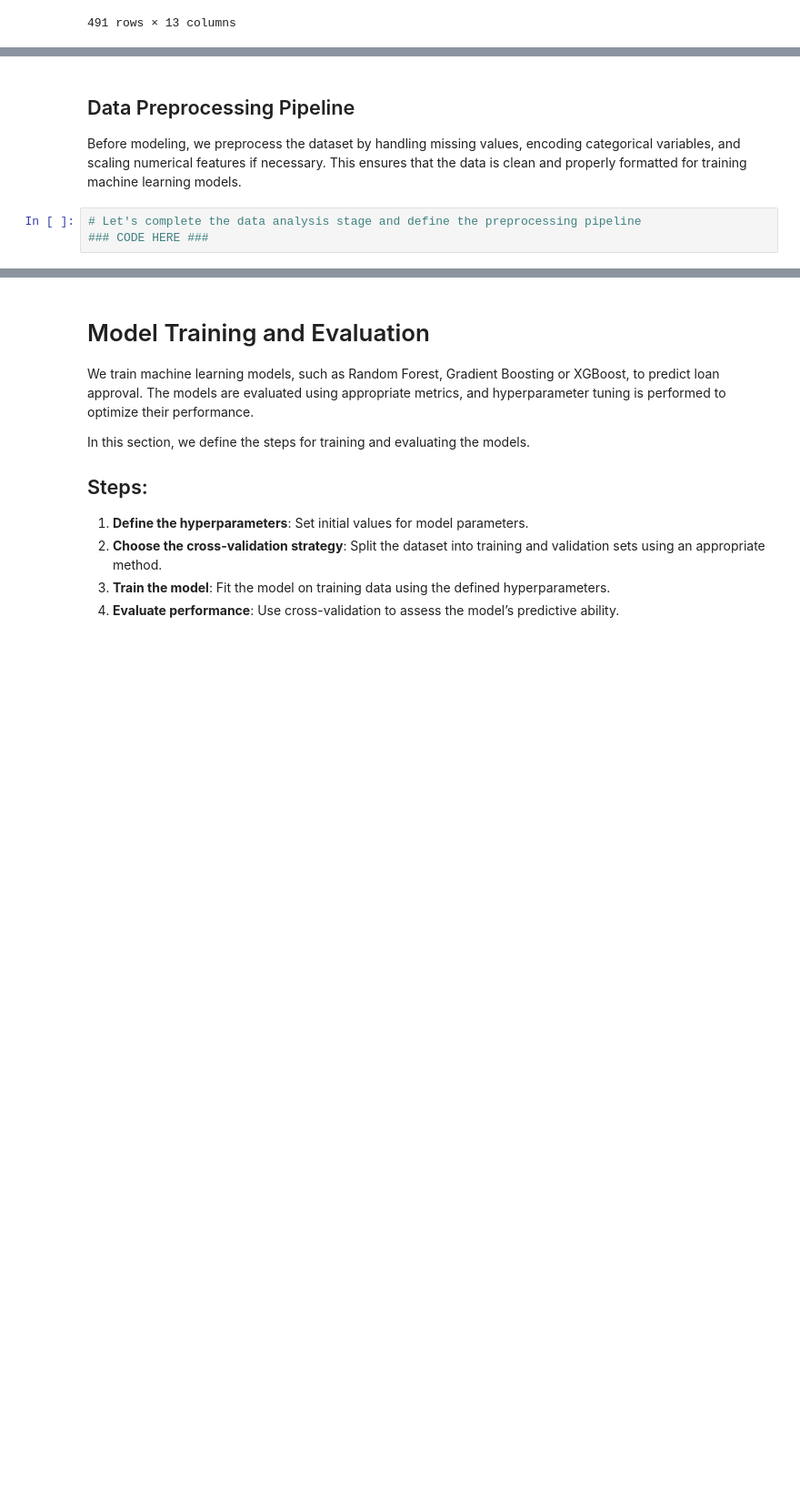
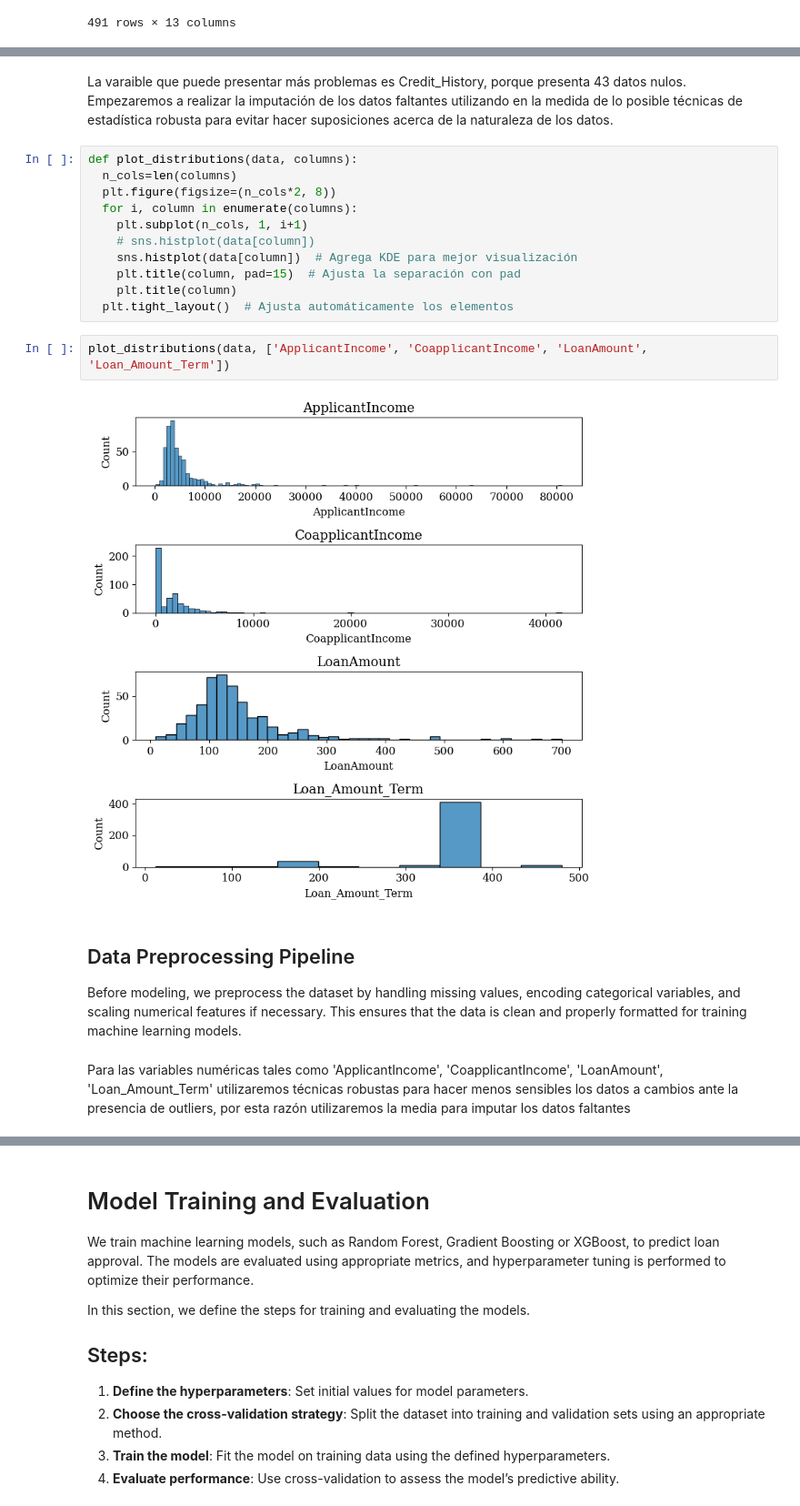
Before and after one commit to CarlosBaez11/Carlos_Baez_C, a Jupyter notebook: Talleres/MLComp01_Loan_Prediction_Notebook_ipynb.ipynb, the cells around one changed output, grey strips where cells are left out. Shown at 91% size. Cells and saved outputs as stored; diff of their text form; blank space fills up the shorter version.

```diff
--- a/Talleres/MLComp01_Loan_Prediction_Notebook_ipynb.ipynb
+++ b/Talleres/MLComp01_Loan_Prediction_Notebook_ipynb.ipynb
@@ -70,7 +96,24 @@ data
+# %% [markdown]
+La varaible que puede presentar más problemas es Credit_History, porque presenta 43 datos nulos.
+Empezaremos a realizar la imputación de los datos faltantes utilizando en la medida de lo posible técnicas de estadística robusta para evitar hacer suposiciones acerca de la naturaleza de los datos.
+# %%
+def plot_distributions(data, columns):
+  n_cols=len(columns)
+  plt.figure(figsize=(n_cols*2, 8))
+  for i, column in enumerate(columns):
+    plt.subplot(n_cols, 1, i+1)
+    # sns.histplot(data[column])
+    sns.histplot(data[column])  # Agrega KDE para mejor visualización
+    plt.title(column, pad=15)  # Ajusta la separación con pad
+    plt.title(column)
+  plt.tight_layout()  # Ajusta automáticamente los elementos
+# %%
+plot_distributions(data, ['ApplicantIncome', 'CoapplicantIncome', 'LoanAmount', 'Loan_Amount_Term'])
+# %% [output]
+[figure, added]
 # %% [markdown]
 ## Data Preprocessing Pipeline
 
 Before modeling, we preprocess the dataset by handling missing values, encoding categorical variables, and scaling numerical features if necessary. This ensures that the data is clean and properly formatted for training machine learning models.
-# %%
-# Let's complete the data analysis stage and define the preprocessing pipeline
-### CODE HERE ###
+# %% [markdown]
+Para las variables numéricas tales como 'ApplicantIncome', 'CoapplicantIncome', 'LoanAmount', 'Loan_Amount_Term' utilizaremos técnicas robustas para hacer menos sensibles los datos a cambios ante la presencia de outliers, por esta razón utilizaremos la media para imputar los datos faltantes
```
Also changed, not shown: parts of 8 cells of this notebook.
